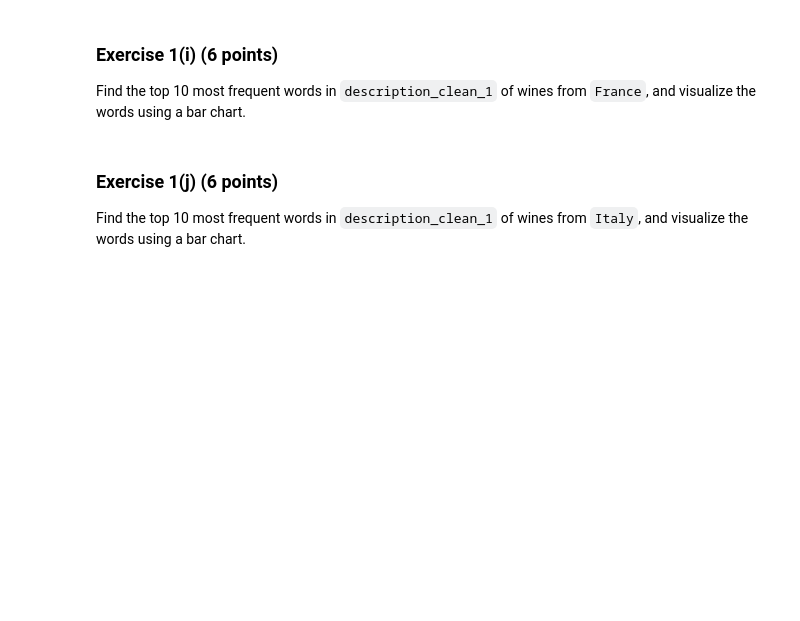
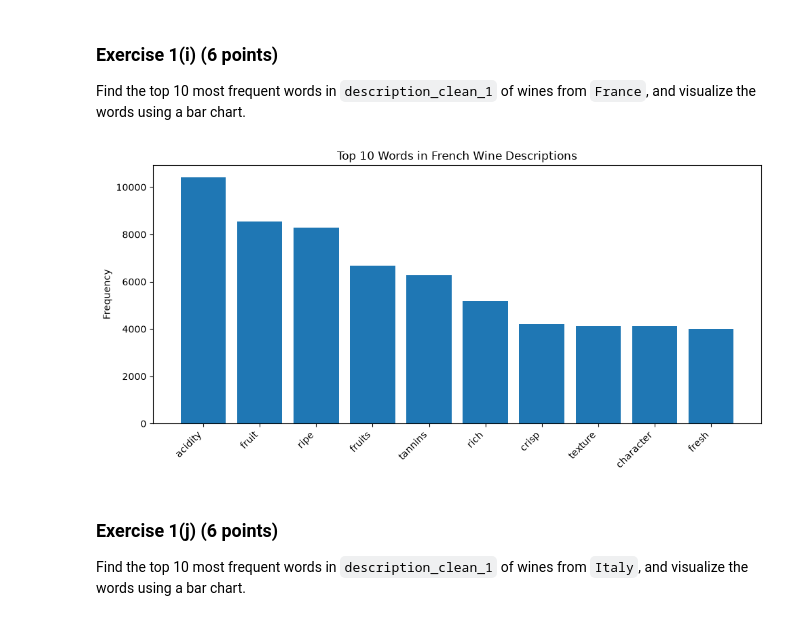
Before and after one commit to bdupey-gv/DATA_549, a Jupyter notebook: HOMEWORK/HW_03.ipynb, the cells around one changed output. Saved outputs shown, nothing was run; the diff lists cells and outputs as text; code cells hidden in the pictures; blank space fills up the shorter version.

```diff
--- a/HOMEWORK/HW_03.ipynb
+++ b/HOMEWORK/HW_03.ipynb
@@ -47,7 +107,37 @@ Report the country with the highest and lowest average `points`.
 ### Exercise 1(g) (3 points)
 
 Using the `string` library, remove all the punctuation of the `description` column and store the results in another column called `description_clean`.
+# %%
+import string
+
+w['description_clean'] = w['description'].str.translate(
+    str.maketrans('', '', string.punctuation)
+)
 # %% [markdown]
 ### Exercise 1(h) (10 points)
 
 Using the `nltk` library, remove stopwords, pronouns, and the following words: `drink`, `now`, `wine`, `flavor`, and `flavors` from `description_clean` and store in another column called `'description_clean_1'`.
+# %%
+import nltk
+from nltk.corpus import stopwords
+
+nltk.download('stopwords')
+nltk.download('averaged_perceptron_tagger')
+
+stop = set(stopwords.words('english'))
+extra = {'drink', 'now', 'wine', 'flavor', 'flavors'}
+
+tokens = w['description_clean'].str.lower().str.split()
+tagged = nltk.pos_tag_sents(tokens.tolist())
+
+w['description_clean_1'] = [
+    ' '.join(
+        word for word, tag in doc
+        if word not in stop
+        and word not in extra
+        and tag not in ('PRP', 'PRP$')
+    )
+    for doc in tagged
+]
+
+w[['description_clean', 'description_clean_1']].head()
@@ -55,6 +159,23 @@ Using the `nltk` library, remove stopwords, pronouns, and the following words: `
 ### Exercise 1(i) (6 points)
 
 Find the top 10 most frequent words in `description_clean_1` of wines from `France`, and visualize the words using a bar chart.
+# %%
+from collections import Counter
+import matplotlib.pyplot as plt
+
+france = w.loc[w['country'] == 'France', 'description_clean_1']
+counts = Counter(' '.join(france).split()).most_common(10)
+
+words, freqs = zip(*counts)
+plt.figure(figsize=(10, 5))
+plt.bar(words, freqs)
+plt.xticks(rotation=45, ha='right')
+plt.title('Top 10 Words in French Wine Descriptions')
+plt.ylabel('Frequency')
+plt.tight_layout()
+plt.show()
+# %% [output]
+[figure, added]
 # %% [markdown]
 ### Exercise 1(j) (6 points)
 
```
Also changed, not shown: parts of 13 cells of this notebook.
